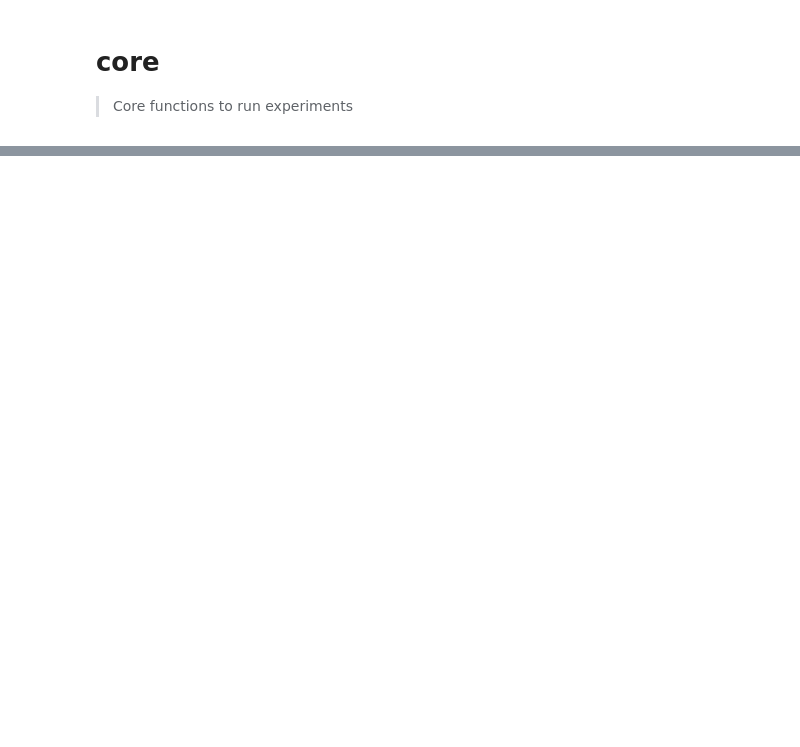
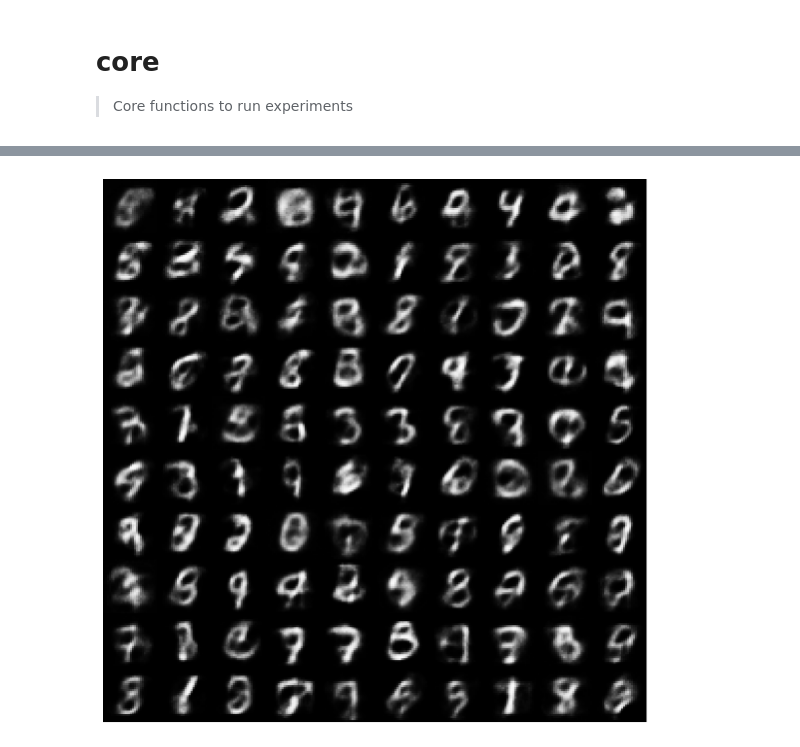
Before and after one commit to CoAxLab/newremagine, a Jupyter notebook: core.ipynb, the cells around one changed output, grey strips where cells are left out. Cells and saved outputs as stored; diff of their text form; code cells hidden in the pictures; blank space fills up the shorter version.

Commit message:
Add plot functions

```diff
--- a/core.ipynb
+++ b/core.ipynb
@@ -117,13 +118,13 @@ from torchvision import datasets, transforms
 from torchvision.datasets import MNIST
 from torchvision.datasets import FashionMNIST
 
-train_dataset = FashionMNIST(
+train_dataset = MNIST(
     "data/", download=True, train=True, transform=transforms.ToTensor()
 )
 
-fraction = [0.6, 0.3, 0.1]
+fraction = [1.0, 0.0, 0.0]
 model, memory, loss = train(
-    fraction, train_dataset, num_episodes=1000, num_burn=100, perfect=False
+    fraction, train_dataset, num_episodes=5000, num_burn=100, lr=0.001, perfect=False
 )
 print(loss)
 # %% [output]
@@ -146 +147,26 @@ test(model, test_dataset)
 [interactive output not drawn]
+# %%
+# export
+def plot_latent(model, batch_size, img_size=28):
+    """Display samples from the latent space."""
+    # Make a display grid
+    figure = np.zeros((img_size * batch_size, img_size * batch_size))
+
+    # MAke data
+    x = model.sample(batch_size ** 2)
+    x = x.flatten().numpy().reshape(batch_size ** 2, img_size, img_size)
+    imgs = [x[i, ::] for i in range(batch_size ** 2)]
+
+    # !
+    k = 0
+    for i in range(batch_size):
+        for j in range(batch_size):
+            figure[
+                i * img_size : (i + 1) * img_size, j * img_size : (j + 1) * img_size
+            ] = imgs[k]
+            k += 1
+
+    plt.figure(figsize=(10, 10))
+    plt.imshow(figure, cmap="gray")
+    plt.axis("off")
+    plt.show()
@@ -146,0 +175,5 @@ test(model, test_dataset)
+# %%
+# test
+plot_latent(model, 10)
+# %% [output]
+[figure, added]
```
Also changed, not shown: parts of 9 cells of this notebook, 2 other files.
